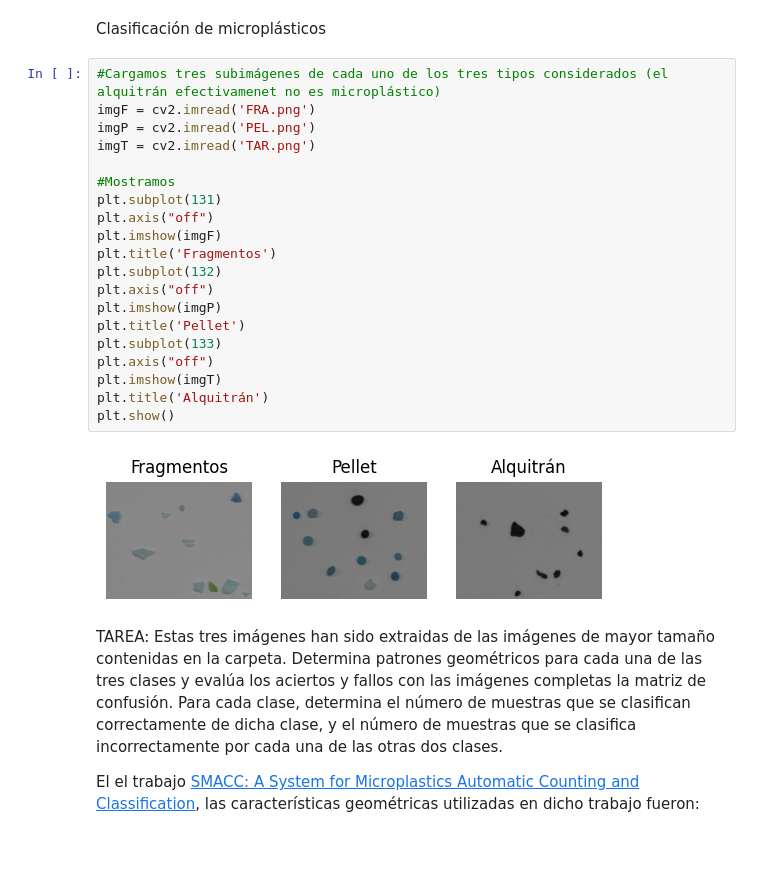
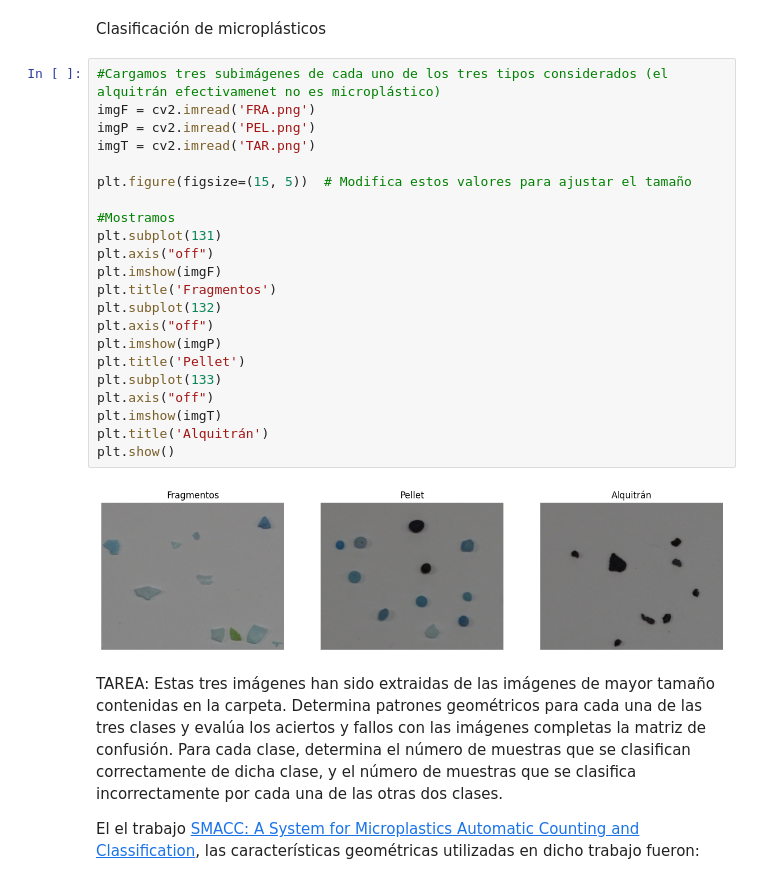
Before and after one commit to pablosanttanaa/VC, a Jupyter notebook: Práctica 3/P3/VC_P3.ipynb, the cells around one changed output. Drawn from its saved outputs; the diff is of its cells as text; blank space fills up the shorter version.

```diff
--- a/Práctica 3/P3/VC_P3.ipynb
+++ b/Práctica 3/P3/VC_P3.ipynb
@@ -319,25 +319,27 @@ Clasificación de microplásticos
 # %%
 #Cargamos tres subimágenes de cada uno de los tres tipos considerados (el alquitrán efectivamenet no es microplástico)
 imgF = cv2.imread('FRA.png')
 imgP = cv2.imread('PEL.png')
 imgT = cv2.imread('TAR.png')
+
+plt.figure(figsize=(15, 5))  # Modifica estos valores para ajustar el tamaño
 
 #Mostramos
 plt.subplot(131)
 plt.axis("off")
 plt.imshow(imgF)
 plt.title('Fragmentos')
 plt.subplot(132)
 plt.axis("off")
 plt.imshow(imgP)
 plt.title('Pellet')
 plt.subplot(133)
 plt.axis("off")
 plt.imshow(imgT)
 plt.title('Alquitrán')
 plt.show()
 # %% [output]
-[figure, old version]
+[figure, new version]
 # %% [markdown]
 TAREA: Estas tres imágenes han sido extraidas de las imágenes de mayor tamaño contenidas en la carpeta. Determina patrones geométricos para cada una de las tres clases y evalúa los aciertos y fallos con las imágenes completas la matriz de confusión. Para cada clase, determina el número de muestras que se clasifican correctamente de dicha clase, y el número de muestras que se clasifica incorrectamente por cada una de las otras dos clases.
 
```
Also changed, not shown: parts of 3 cells of this notebook.
